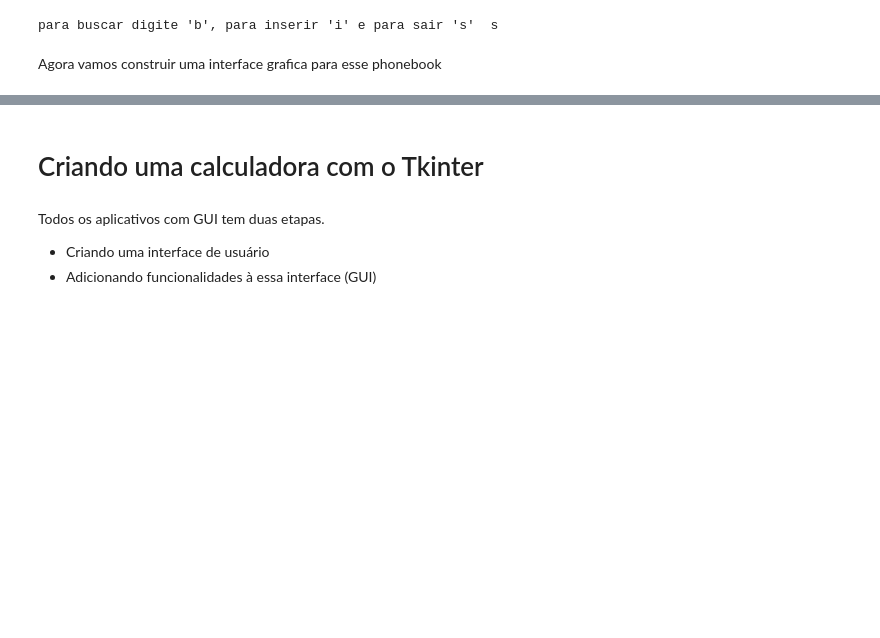
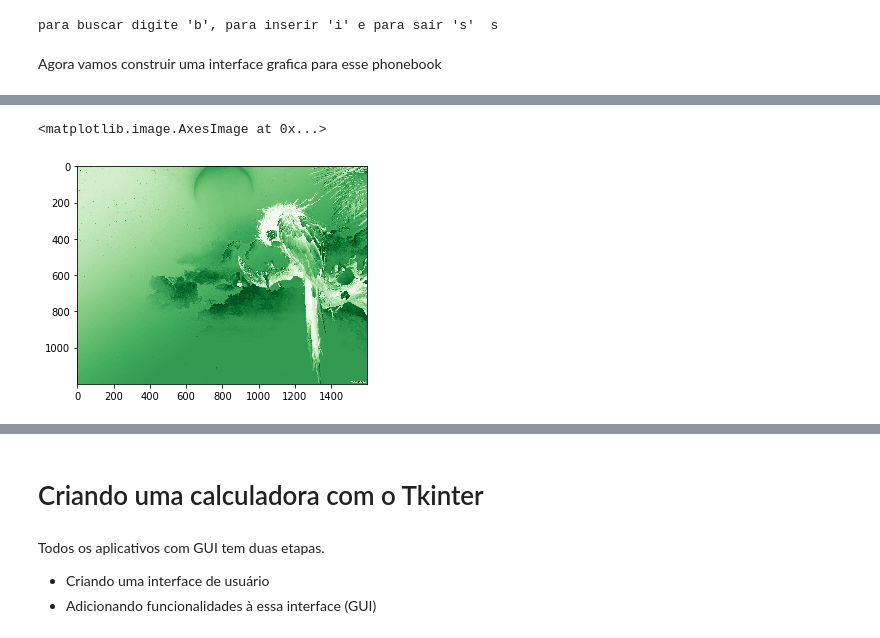
Before and after one commit to vnikoofard/Python_pratico, a Jupyter notebook: python_pratico.ipynb, the cells around one changed output, grey strips where cells are left out. Cells and saved outputs as stored; diff of their text form; code cells hidden in the pictures; blank space fills up the shorter version.

```diff
--- a/python_pratico.ipynb
+++ b/python_pratico.ipynb
@@ -1352,0 +1561,5 @@ Agora vamos construir uma interface grafica para esse phonebook
+# %%
+plt.imshow(img[:,:,1],cmap="Greens")
+# %% [output]
+<matplotlib.image.AxesImage at 0x...>
+[figure, added]
```
Also changed, not shown: parts of 162 cells of this notebook, 9 other files.
